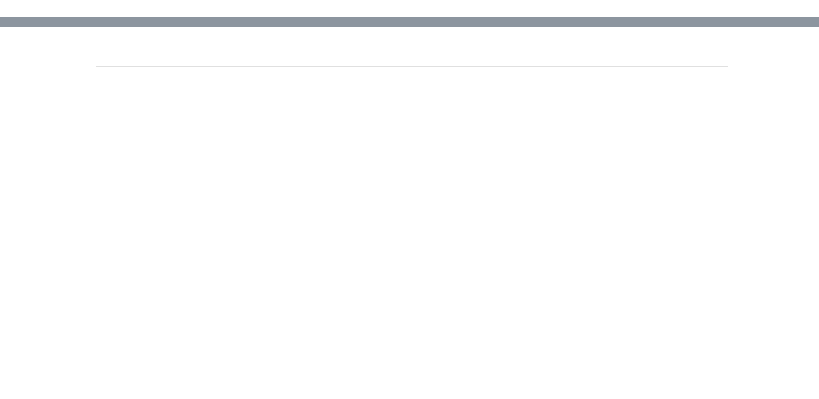
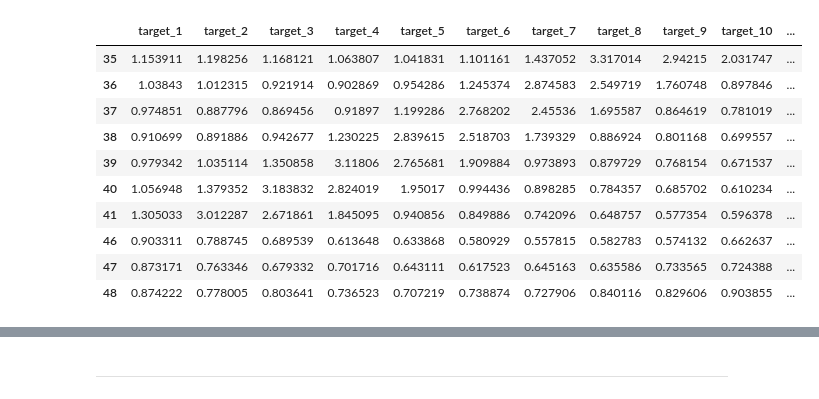
Before and after one commit to kdimon15/hack_media, a Jupyter notebook: продажи.ipynb, the cells around one changed output, grey strips where cells are left out. Saved outputs shown, nothing was run; the diff lists cells and outputs as text; code cells hidden in the pictures; blank space fills up the shorter version.

```diff
--- a/продажи.ipynb
+++ b/продажи.ipynb
@@ -46,21 +58,32 @@ def create_features(df):
     week_info = df.groupby('неделя')['продажи'].agg(['sum', 'count'])
     week_info.columns = [f'week_{x}' for x in week_info.columns]
 
-    df = df.merge(week_info, how='left', right_index=True, left_on='неделя')
-    df['week_sum'] -= df['продажи']
-    df['week_count'] -= 1
-    df['feature_mean_week'] = df['week_sum'] / df['week_count']
-    df['feature_mean_week_norm'] = df['feature_mean_week'] / df['продажи'].shift(1)
+    # df = df.merge(week_info, how='left', right_index=True, left_on='неделя')
+    # df['week_sum'] -= df['продажи']
+    # df['week_count'] -= 1
+    # df['feature_mean_week'] = df['week_sum'] / df['week_count']
+    # df['feature_mean_week_norm'] = df['feature_mean_week'] / df['продажи'].shift(1)
+    # df.drop(['week_sum', 'week_count'], axis=1, inplace=True)
 
-    df['feature_EBANIY_RABOTAI'] = df['заболеваемость'].shift(1)
+    for i in range(29):
+        df[f'target_{i+1}'] = df['продажи'].shift(-i) / df['продажи'].shift(1)
+
+    # week_info_dict = week_info.to_dict()
+    for i in range(29):
+        df['tmp'] = df['неделя'] + i
+        df = df.merge(week_info, how='left', right_index=True, left_on='tmp')
+        df['week_sum'] -= df['продажи'].shift(-i)
+        df['week_count'] -= 1
+        df[f'feature_mean_week_{i}'] = df['week_sum'] / df['week_count']
+        df[f'feature_mean_week_norm_{i}'] = df[f'feature_mean_week_{i}'] / df['продажи'].shift(1)
+        df.drop(['week_sum', 'week_count'], axis=1, inplace=True)
+
+    df['feature_illnesses'] = df['заболеваемость'].shift(1)
 
     df['feature_week'] = df['неделя']
 
     for i in range(1, 16, 4):
         df[f'feature_month_diff_{i}'] = df['продажи'].shift(i) / df['продажи'].shift(i+4)
-
-    for i in range(29):
-        df[f'target_{i+1}'] = df['продажи'].shift(-i) / df['продажи'].shift(1)
 
     for i in [7, 13, 20]:
         df[f'feature_big_diff_{i}_weeks'] = df['продажи'].shift(1) / df['продажи'].shift(i)
@@ -77,3 +112,21 @@ df = df.loc[20:].reset_index(drop=True)
+# %%
+i = 1
+
+cur_df = df.drop([43-i, 44-i, 45-i, 46-i])
+
+cur_df.iloc[35:45]
+# %% [output]
+|  | target_1 | target_2 | target_3 | target_4 | target_5 | target_6 | target_7 | target_8 | target_9 | target_10 | ... |
+| 35 | 1.153911 | 1.198256 | 1.168121 | 1.063807 | 1.041831 | 1.101161 | 1.437052 | 3.317014 | 2.94215 | 2.031747 | ... |
+| 36 | 1.03843 | 1.012315 | 0.921914 | 0.902869 | 0.954286 | 1.245374 | 2.874583 | 2.549719 | 1.760748 | 0.897846 | ... |
+| 37 | 0.974851 | 0.887796 | 0.869456 | 0.91897 | 1.199286 | 2.768202 | 2.45536 | 1.695587 | 0.864619 | 0.781019 | ... |
+| 38 | 0.910699 | 0.891886 | 0.942677 | 1.230225 | 2.839615 | 2.518703 | 1.739329 | 0.886924 | 0.801168 | 0.699557 | ... |
+| 39 | 0.979342 | 1.035114 | 1.350858 | 3.11806 | 2.765681 | 1.909884 | 0.973893 | 0.879729 | 0.768154 | 0.671537 | ... |
+| 40 | 1.056948 | 1.379352 | 3.183832 | 2.824019 | 1.95017 | 0.994436 | 0.898285 | 0.784357 | 0.685702 | 0.610234 | ... |
+| 41 | 1.305033 | 3.012287 | 2.671861 | 1.845095 | 0.940856 | 0.849886 | 0.742096 | 0.648757 | 0.577354 | 0.596378 | ... |
+| 46 | 0.903311 | 0.788745 | 0.689539 | 0.613648 | 0.633868 | 0.580929 | 0.557815 | 0.582783 | 0.574132 | 0.662637 | ... |
+| 47 | 0.873171 | 0.763346 | 0.679332 | 0.701716 | 0.643111 | 0.617523 | 0.645163 | 0.635586 | 0.733565 | 0.724388 | ... |
+| 48 | 0.874222 | 0.778005 | 0.803641 | 0.736523 | 0.707219 | 0.738874 | 0.727906 | 0.840116 | 0.829606 | 0.903855 | ... |
 # %%
 test_size = 0.2
 
```
Also changed, not shown: parts of 16 cells of this notebook, 3 other files.
